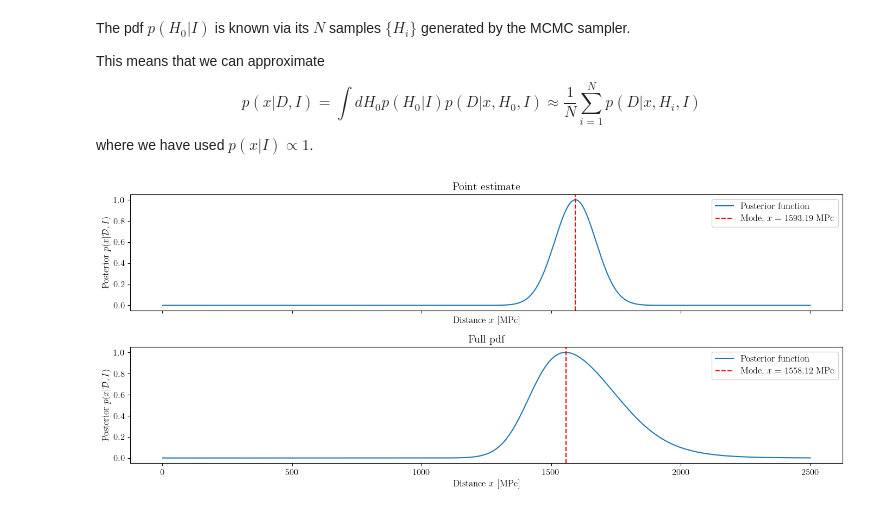
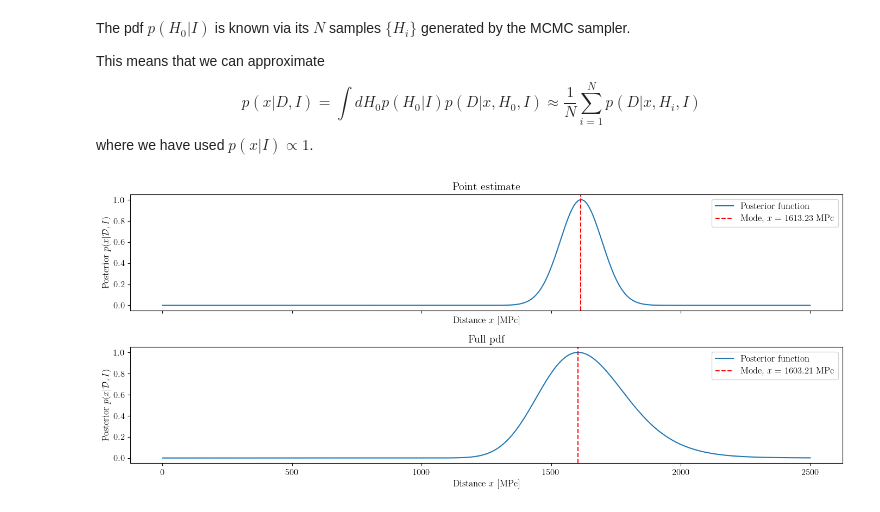
Before and after one commit to stommen/tif285, a Jupyter notebook: hand-ins/pub/ProblemSets/Set2/TIF285_ps2_extra_problems.ipynb, the cells around one changed output. Drawn from its saved outputs; the diff is of its cells as text; code cells hidden in the pictures.

```diff
--- a/hand-ins/pub/ProblemSets/Set2/TIF285_ps2_extra_problems.ipynb
+++ b/hand-ins/pub/ProblemSets/Set2/TIF285_ps2_extra_problems.ipynb
@@ -490,13 +505,16 @@ def logPost(theta, x, y, dy):
 # YOUR CODE HERE
 #
 
+### Sigma and rng
 sigma = 200
 rng = np.random.default_rng(seed=2020)
 
-pos = np.array([[intercept, slope]]) + rng.standard_normal((20, 2))
+### Setting up the sampler
+pos = np.array([[intercept, slope]]) + 10*rng.standard_normal((20, 2))
 
+### Running the sampler
 sampler = emcee.EnsembleSampler(nwalkers=20, ndim=2, log_prob_fn=logPost, args=(x, y, sigma))
-new_pos, _, _ = sampler.run_mcmc(pos, 2500)
+run = sampler.run_mcmc(pos, 2500)
 # %%
 # Our choice of starting points were not optimal. It takes some time for the MCMC chains
 # to converge. We recommend to study the traces.
@@ -661,18 +715,23 @@ def logPost(theta, x, y, dy):
 # YOUR CODE HERE
 #
 
+### Setting up the parameters
 sigma = 200
 nwalkers = 50
 N = len(y)
 ndim = 2+N
 rng = np.random.default_rng(seed=2020)
 
-p0 = np.array([[intercept, slope]]) + 0.1*rng.standard_normal((nwalkers, 2))
+### Setting up the initial positions with some noise to the true values
+p0 = np.array([[intercept, slope]]) + 10*rng.standard_normal((nwalkers, 2))
+### Setting up the g vector uniformly between 0 and 1
 g_init = np.random.uniform(0, 1, size=(nwalkers, N))
+### Concatenating the arrays
 pos = np.hstack([p0, g_init])
 
+### Running the sampler, takes ~ 2 minutes
 sampler = emcee.EnsembleSampler(nwalkers, ndim, log_prob_fn=logPost, args=(x, y, sigma))
-new_pos, _, _ = sampler.run_mcmc(pos, 10000)
+run = sampler.run_mcmc(pos, 10000)
 # %%
 # Corner plot for the intercept and slope parameters
 #
@@ -762,7 +826,8 @@ where $p(x|I)$ is the prior for the distance which we have assumed to be uniform
 # YOUR CODE HERE
 #
 
-H_0 = np.mean(samples[:, 1])
+### Extracting the median value for the Hubble constant
+H_0 = np.median(samples[:, 1])
 # %% [markdown]
 #### Case 2: Using the inferred pdf for $H_0$
 # %% [markdown]
@@ -791,43 +856,78 @@ where we have used $p(x|I) \propto 1$.
 # YOUR CODE HERE
 #
 
+### x limits (large, as the question states)
 x_min = 0
 x_max = 10000
 
+### Extracting the samples for the Hubble constant
 H_0_samples = samples[:, 1]
 total_samples = len(H_0_samples)
 
 def logLike(v_theory):
+    """
+    Log likelihood for the velocity model.
+
+    Args:
+        v_theory = H_0 * x
+
+    Returns:
+        log likelihood (float)
+    """
+
     return np.log(1 / (np.sqrt(2*np.pi)*sig_vm)) - (vm - v_theory)**2 / (2*sig_vm**2)
 
 def logPost(x):
+    """
+    Log posterior for the distance model.
+
+    Args:
+        x = distance
+
+    Returns:
+        log posterior (float)
+    """
+
+    ### Checking if the distance is within the (large) limits
     if (x < x_min).any() or (x > x_max).any():
         return -np.inf
     else:
+        ### Calculating the theoretical velocity and returning the log posterior,
+        ### using the log likelihood function defined above, the prior is constant
         v_theory = H_0 * x
         return logLike(v_theory)
 
+### Distance-vector and labels
 X = np.linspace(0, 2500, 500)
 labels = ['Point estimate', 'Full pdf']
 fig, axs = plt.subplots(2, 1, figsize=(14, 6), sharex=True)
 
+### Calculating the posterior for the point estimate
 post_values_point = np.exp(logPost(X))
 
+### Using np.outer to get a matrix of the theoretical velocities for each distance
+### and then calculating the posterior for each distance. The np.outer gives a matrix
+### as [[H_0_1*x_1, H_0_1*x_2, ..., H_0_1*x_N],
+###     [H_0_2*x_1, H_0_2*x_2, ..., H_0_2*x_N],...]
+### So that summing each column gives the posterior for each distance
 v_theory_full = np.outer(H_0_samples, X)
 post_values_full = 1/total_samples * np.sum(np.exp(logLike(v_theory_full)), axis=0)
 
+### Plotting the posteriors
 values = [post_values_point, post_values_full]
 for i, ax in enumerate(axs):
+    ### Finding the mode and the mode value
     mode = X[np.argmax(values[i])]
     mode_value = values[i][np.argmax(values[i])]
+    ### Plotting
     ax.plot(X, values[i]/mode_value, label='Posterior function')
     ax.axvline(mode, color='r', linestyle='--', label=f'Mode, $x = {mode:.2f}$ MPc')
     ax.set_xlabel('Distance $x$ [MPc]')
     ax.set_ylabel(r'Posterior $p(x\vert\mathcal{D}, I)$')
     ax.set_title(labels[i])
     ax.legend()
 
 plt.tight_layout()
 plt.show()
 # %% [output]
-[figure, old version]
+[figure, new version]
```
Also changed, not shown: parts of 17 cells of this notebook.
